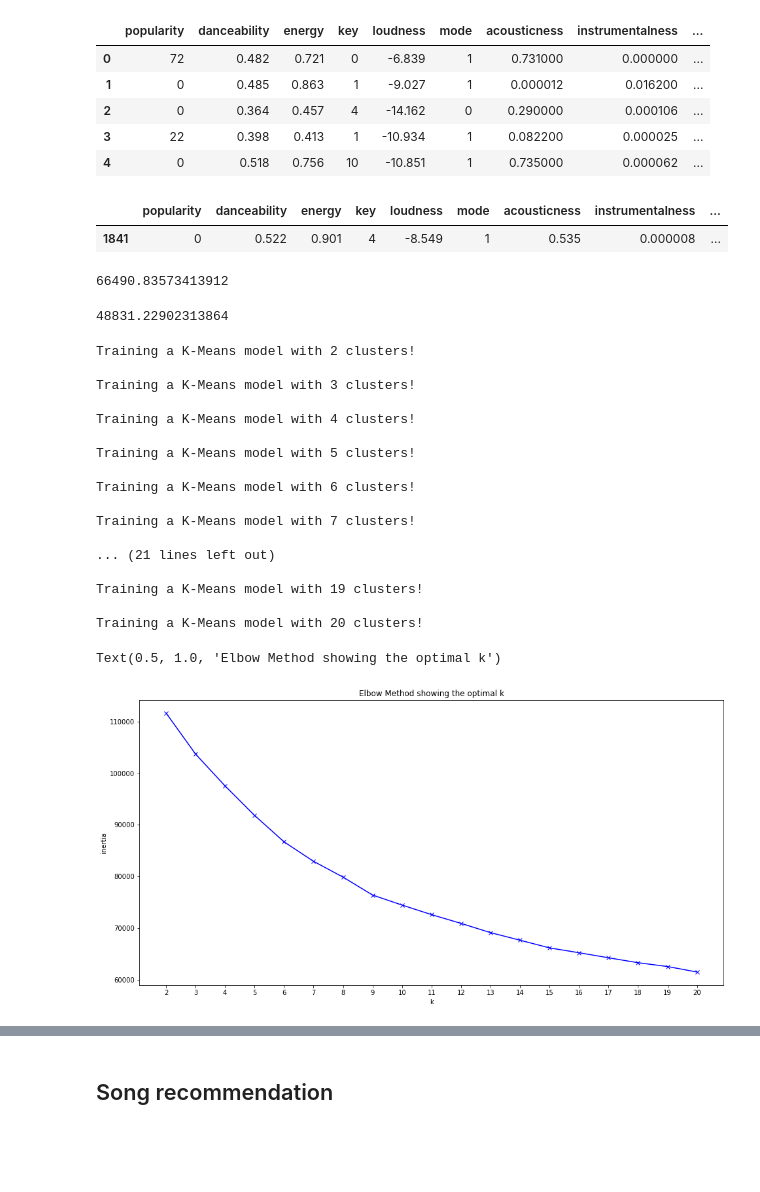
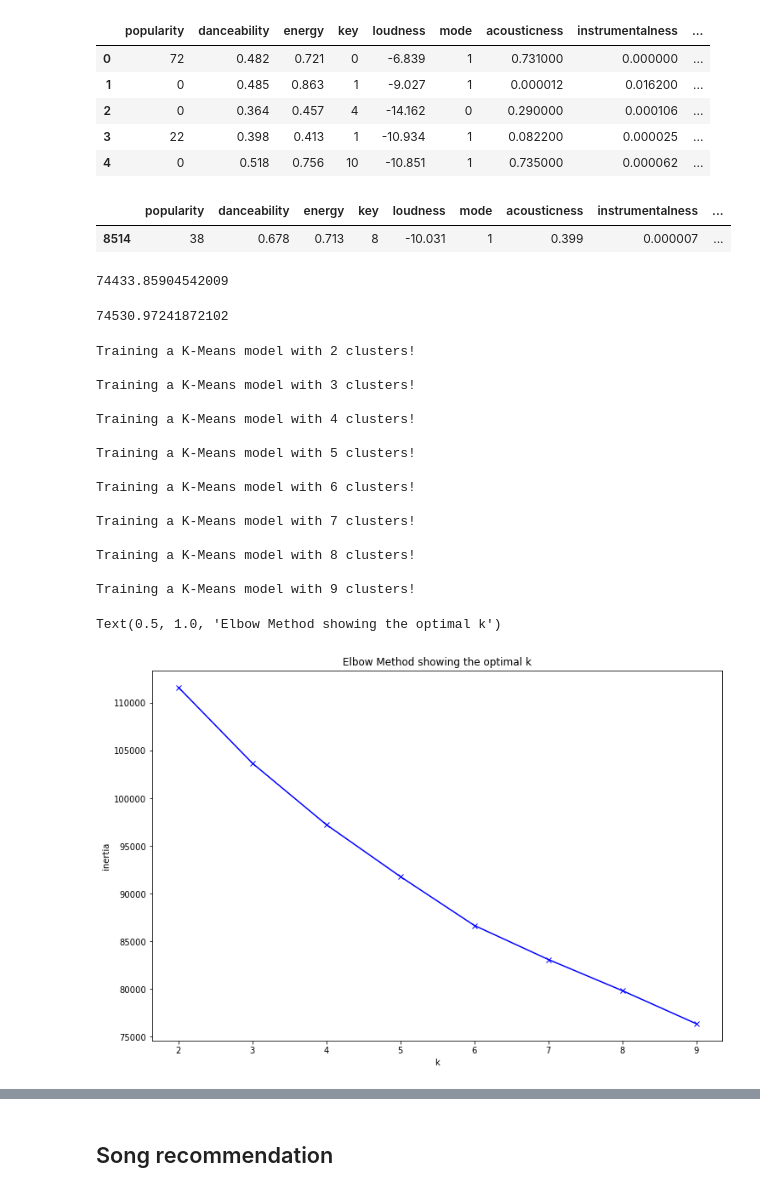
Before and after one commit to SilviaAbendano/API_Spotify_project, a Jupyter notebook: notebook_spotify.ipynb, the cells around one changed output, grey strips where cells are left out. Saved outputs shown, nothing was run; the diff lists cells and outputs as text; code cells hidden in the pictures; blank space fills up the shorter version.

```diff
--- a/notebook_spotify.ipynb
+++ b/notebook_spotify.ipynb
@@ -260,6 +260,6 @@ display(X_scaled_df.head())
 # %%
 #X_scaled_df.describe()
 # %%
-kmeans = KMeans(n_clusters=15, random_state=42)
+kmeans = KMeans(n_clusters=10, random_state=42)
 kmeans.fit(X_scaled_df)
 # %% [output]
@@ -318,63 +313,61 @@ X.head()
 X[X['cluster'] == 2].sample()
 # %% [output]
 |  | popularity | danceability | energy | key | loudness | mode | acousticness | instrumentalness | ... |
-| 1841 | 0 | 0.522 | 0.901 | 4 | -8.549 | 1 | 0.535 | 0.000008 | ... |
+| 8514 | 38 | 0.678 | 0.713 | 8 | -10.031 | 1 | 0.399 | 0.000007 | ... |
 # %%
 kmeans.inertia_
 # %% [output]
-66490.83573413912
+74433.85904542009
 # %%
-kmeans2 = KMeans(n_clusters=50,
+kmeans2 = KMeans(n_clusters=10,
                 init="k-means++",
                 n_init=50,  # try with 1, 4, 8, 20, 30, 100...
                 max_iter=10,
                 tol=0,
                 algorithm="elkan",
-                random_state=1234)
+                random_state=42)
 kmeans2.fit(X_scaled_df)
 print(kmeans2.inertia_)
 # %% [output]
-48831.22902313864
+74530.97241872102
 # %%
-K = range(2, 21)
+K = range(2, 10)
 inertia = []
 
 for k in K:
     print("Training a K-Means model with {} clusters! ".format(k))
     print()
-    kmeans = KMeans(n_clusters=k,
-                    random_state=1234)
-    kmeans.fit(X_scaled_df)
-    inertia.append(kmeans.inertia_)
+    kmeans_3 = KMeans(n_clusters=k,
+                    random_state=42)
+    kmeans_3.fit(X_scaled_df)
+    inertia.append(kmeans_3.inertia_)
 
 import numpy as np
 import matplotlib.pyplot as plt
 %matplotlib inline
 
-plt.figure(figsize=(16,8))
+plt.figure(figsize=(12,8))
 plt.plot(K, inertia, 'bx-')
 plt.xlabel('k')
 plt.ylabel('inertia')
 plt.xticks(np.arange(min(K), max(K)+1, 1.0))
 plt.title('Elbow Method showing the optimal k')
 # %% [output]
 Training a K-Means model with 2 clusters!
 
 Training a K-Means model with 3 clusters!
 
 Training a K-Means model with 4 clusters!
 
 Training a K-Means model with 5 clusters!
 
 Training a K-Means model with 6 clusters!
 
 Training a K-Means model with 7 clusters!
 
-... (21 lines left out)
+Training a K-Means model with 8 clusters!
 
-Training a K-Means model with 19 clusters!
-
-Training a K-Means model with 20 clusters!
+Training a K-Means model with 9 clusters!
 Text(0.5, 1.0, 'Elbow Method showing the optimal k')
-[figure, old version]
+[figure, new version]
 # %%
```
Also changed, not shown: parts of 19 cells of this notebook.
